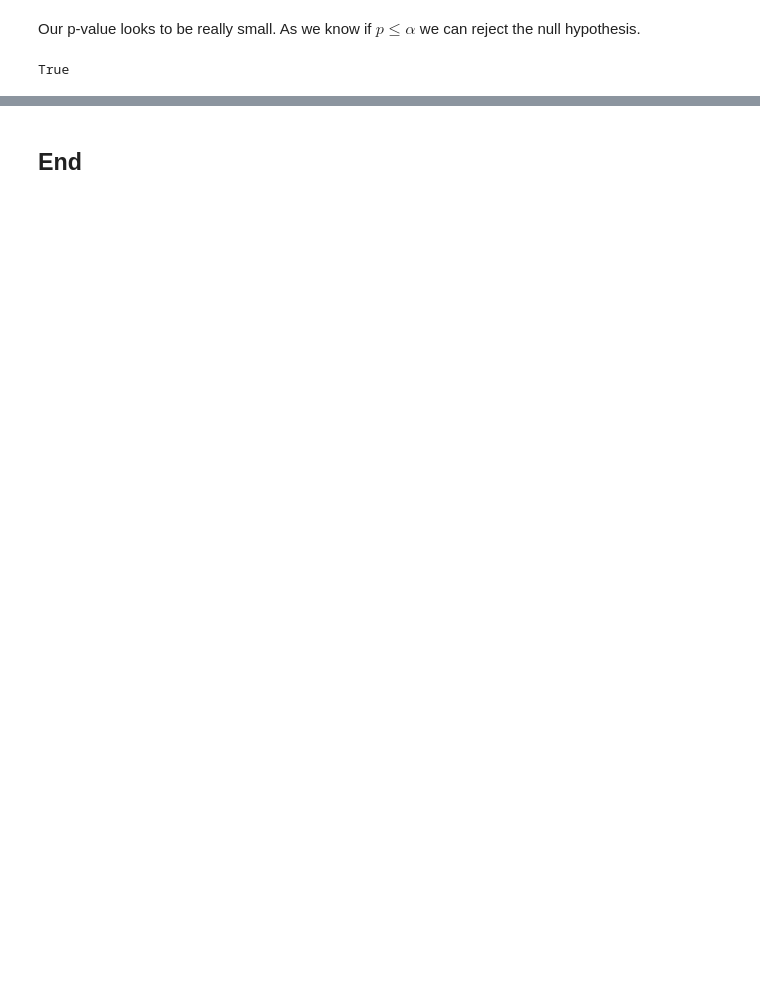
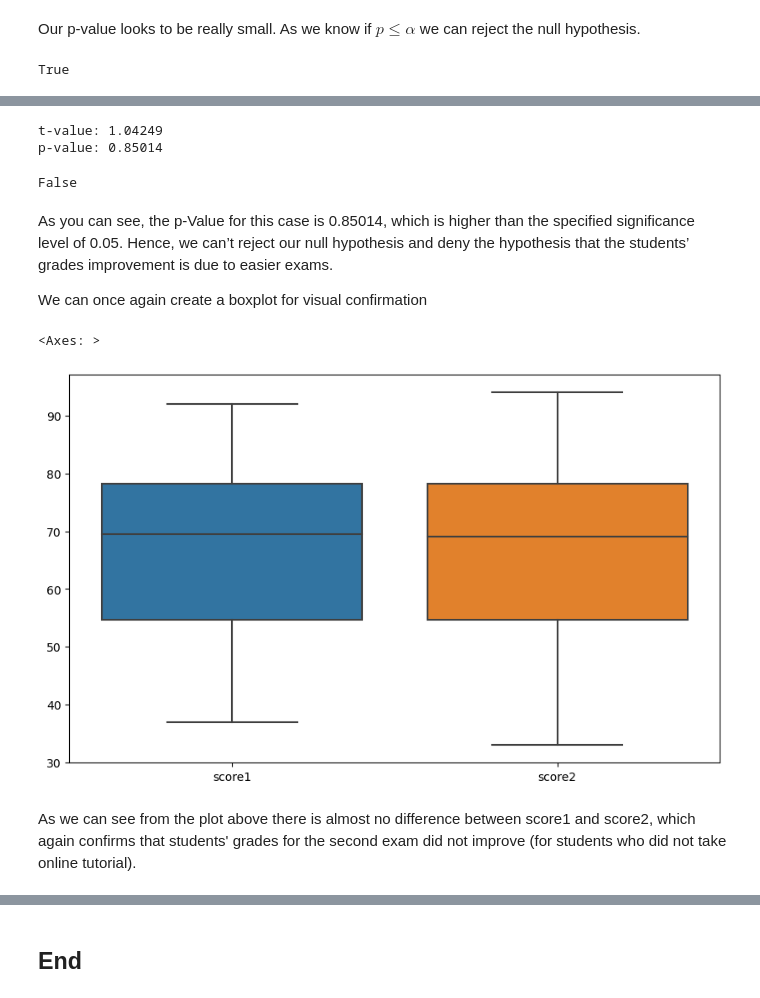
Before and after one commit to angelinka/machine_learning_assessment, a Jupyter notebook: ttest.ipynb, the cells around one changed output, grey strips where cells are left out. Drawn from its saved outputs; the diff is of its cells as text; code cells hidden in the pictures; blank space fills up the shorter version.

```diff
--- a/ttest.ipynb
+++ b/ttest.ipynb
@@ -474,0 +520,3 @@ The p-value is less than the specified significance level of 0.05 which means we
+# %%
+# creating sample2 by selecting n (100) rows where online.tutorial = 0 & removing missing values
+sample2 = students.loc[students["online.tutorial"] == 0].dropna().sample(n, random_state = 10)[["score1", "score2"]]
@@ -475,3 +534,29 @@ The p-value is less than the specified significance level of 0.05 which means we
+# %%
+# Conducting paired t-test for a left-sided hypothesis.
+test_result = stats.ttest_rel(sample2["score1"], sample2["score2"], alternative = "less")
+
+print("t-value:", round(test_result.statistic, 5))
+print("p-value:", round(test_result.pvalue, 5))
+# %% [output]
+t-value: 1.04249
+p-value: 0.85014
+# %%
+test_result.pvalue < alpha
+# %% [output]
+False
+# %% [markdown]
+As you can see, the p-Value for this case is 0.85014, which is higher than the specified significance level of 0.05. Hence, we can’t reject our null hypothesis and deny the hypothesis that the students’ grades improvement is due to easier exams.
+
+We can once again create a boxplot for visual confirmation
+# %%
+# Creating boxplot to compare grades for bothe tests for students who didn't take a tutorial
+plt.figure(figsize=(10,6))
+sns.boxplot(data=sample2[['score1','score2']])
+# %% [output]
+<Axes: >
+[figure, added]
+# %% [markdown]
+As we can see from the plot above there is almost no difference between score1 and score2, which again confirms that students' grades for the second exam did not improve (for students who did not take online tutorial).
 # %% [markdown]
 ## References
 
```
Also changed, not shown: parts of 22 cells of this notebook.
